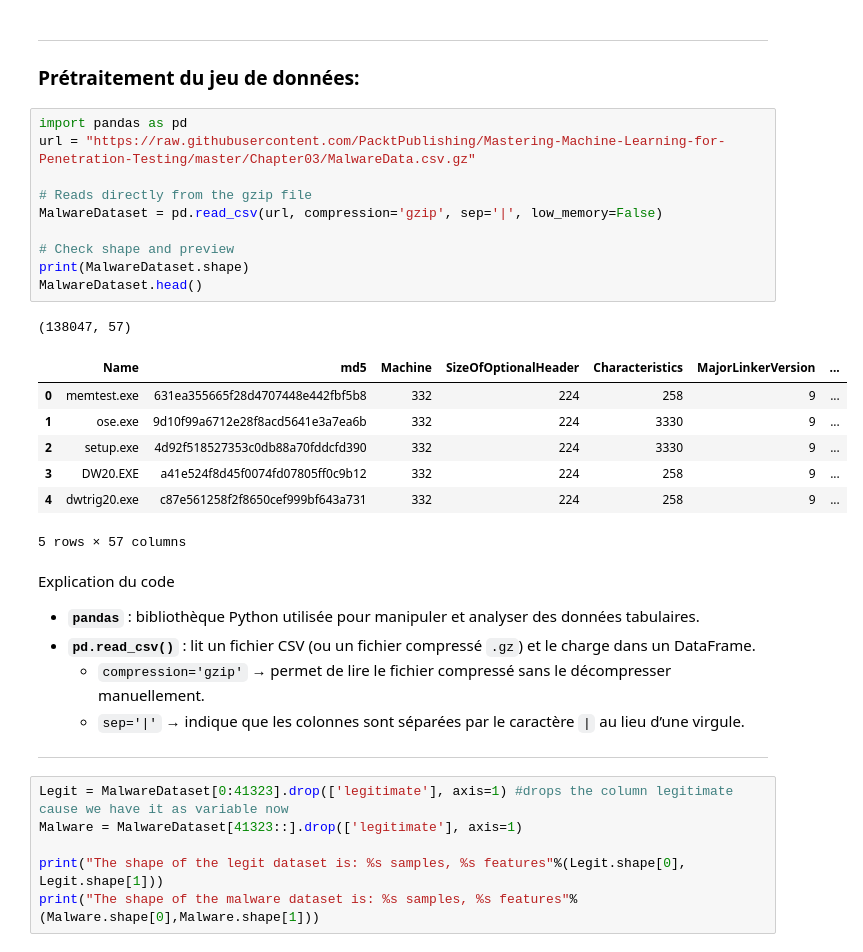
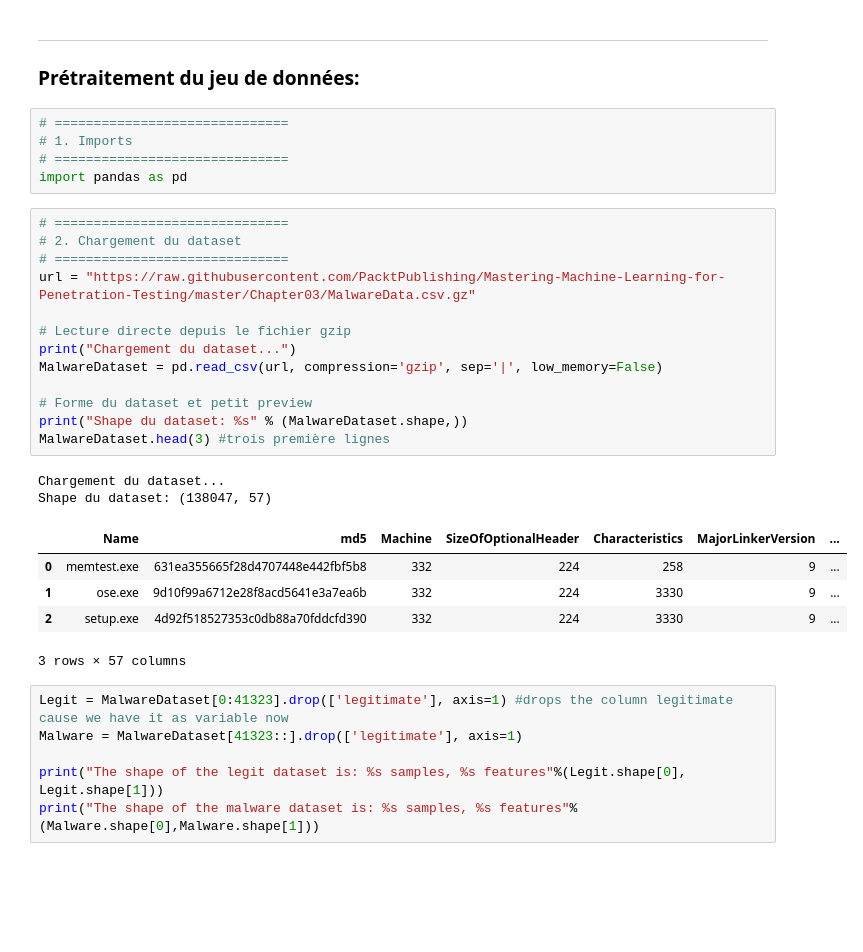
Before and after one commit to Liza-b-13/liza-repo, a Jupyter notebook: notebook/detection_PE_Headers.ipynb, the cells around one changed output. Cells and saved outputs as stored; diff of their text form; blank space fills up the shorter version.

```diff
--- a/notebook/detection_PE_Headers.ipynb
+++ b/notebook/detection_PE_Headers.ipynb
@@ -29,35 +29,32 @@ En analyse de malware, les PE headers permettent de **différencier un fichier l
 
 
 ### **Prétraitement du jeu de données:**
+# %%
+# ==============================
+# 1. Imports
+# ==============================
+import pandas as pd
 # %%
-import pandas as pd
+# ==============================
+# 2. Chargement du dataset
+# ==============================
 url = "https://raw.githubusercontent.com/PacktPublishing/Mastering-Machine-Learning-for-Penetration-Testing/master/Chapter03/MalwareData.csv.gz"
 
-# Reads directly from the gzip file
+# Lecture directe depuis le fichier gzip
+print("Chargement du dataset...")
 MalwareDataset = pd.read_csv(url, compression='gzip', sep='|', low_memory=False)
 
-# Check shape and preview
-print(MalwareDataset.shape)
-MalwareDataset.head()
+# Forme du dataset et petit preview
+print("Shape du dataset: %s" % (MalwareDataset.shape,))
+MalwareDataset.head(3) #trois première lignes
 # %% [output]
-(138047, 57)
+Chargement du dataset...
+Shape du dataset: (138047, 57)
 |  | Name | md5 | Machine | SizeOfOptionalHeader | Characteristics | MajorLinkerVersion | ... |
 | 0 | memtest.exe | 631ea355665f28d4707448e442fbf5b8 | 332 | 224 | 258 | 9 | ... |
 | 1 | ose.exe | 9d10f99a6712e28f8acd5641e3a7ea6b | 332 | 224 | 3330 | 9 | ... |
 | 2 | setup.exe | 4d92f518527353c0db88a70fddcfd390 | 332 | 224 | 3330 | 9 | ... |
-| 3 | DW20.EXE | a41e524f8d45f0074fd07805ff0c9b12 | 332 | 224 | 258 | 9 | ... |
-| 4 | dwtrig20.exe | c87e561258f2f8650cef999bf643a731 | 332 | 224 | 258 | 9 | ... |
-5 rows × 57 columns
+3 rows × 57 columns
-# %% [markdown]
- Explication du code
-
-- **`pandas`** : bibliothèque Python utilisée pour manipuler et analyser des données tabulaires.
-- **`pd.read_csv()`** : lit un fichier CSV (ou un fichier compressé `.gz`) et le charge dans un DataFrame.
-  - `compression='gzip'` → permet de lire le fichier compressé sans le décompresser manuellement.
-  - `sep='|'` → indique que les colonnes sont séparées par le caractère `|` au lieu d’une virgule.
-
-
----
 # %%
 Legit = MalwareDataset[0:41323].drop(['legitimate'], axis=1) #drops the column legitimate cause we have it as variable now
 Malware = MalwareDataset[41323::].drop(['legitimate'], axis=1)
```
Also changed, not shown: parts of 13 cells of this notebook.
